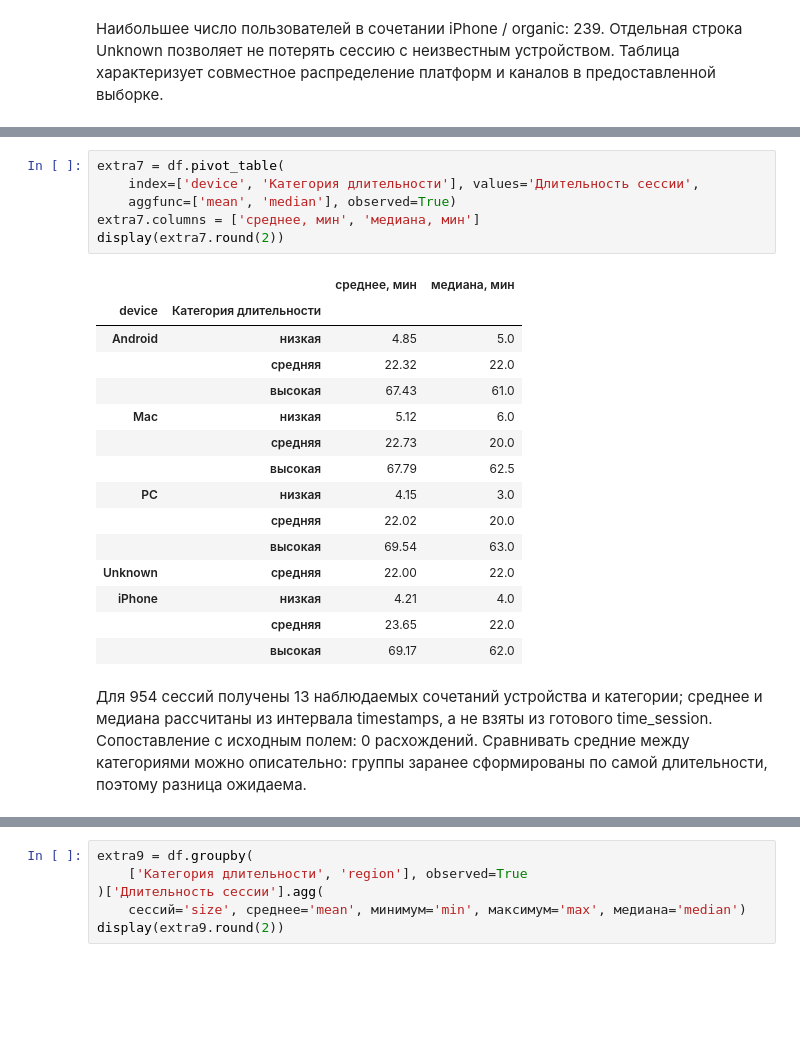
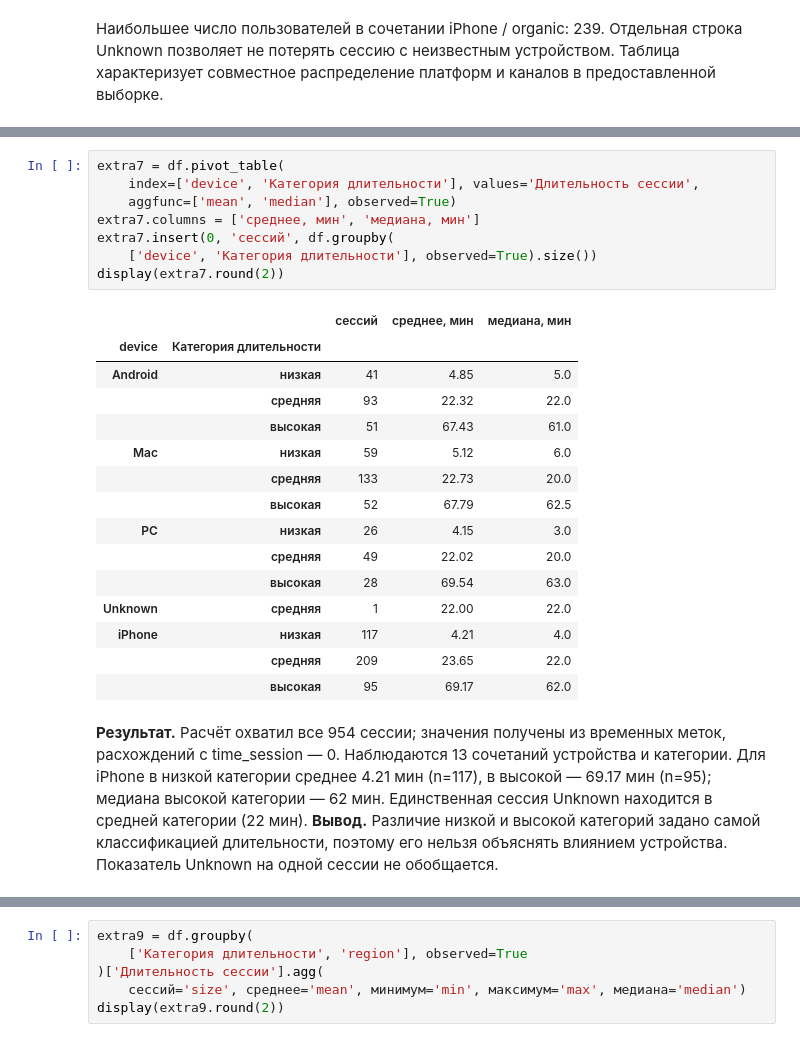
Before and after one commit to R3LCH/guap-data-analysis-lab1, a Jupyter notebook: ЛР1_Горяев_6.ipynb, the cells around one changed output, grey strips where cells are left out. Saved outputs shown, nothing was run; the diff lists cells and outputs as text; blank space fills up the shorter version.

```diff
--- a/ЛР1_Горяев_6.ipynb
+++ b/ЛР1_Горяев_6.ipynb
@@ -543,26 +567,28 @@ display(df[['session_start', 'session_end', 'time_session',
 # %%
 extra7 = df.pivot_table(
     index=['device', 'Категория длительности'], values='Длительность сессии',
     aggfunc=['mean', 'median'], observed=True)
 extra7.columns = ['среднее, мин', 'медиана, мин']
+extra7.insert(0, 'сессий', df.groupby(
+    ['device', 'Категория длительности'], observed=True).size())
 display(extra7.round(2))
 # %% [output]
-|  |  | среднее, мин | медиана, мин |
-| device | Категория длительности |  |  |
-| Android | низкая | 4.85 | 5.0 |
-|  | средняя | 22.32 | 22.0 |
-|  | высокая | 67.43 | 61.0 |
-| Mac | низкая | 5.12 | 6.0 |
-|  | средняя | 22.73 | 20.0 |
-|  | высокая | 67.79 | 62.5 |
-| PC | низкая | 4.15 | 3.0 |
-|  | средняя | 22.02 | 20.0 |
-|  | высокая | 69.54 | 63.0 |
-| Unknown | средняя | 22.00 | 22.0 |
-| iPhone | низкая | 4.21 | 4.0 |
-|  | средняя | 23.65 | 22.0 |
-|  | высокая | 69.17 | 62.0 |
+|  |  | сессий | среднее, мин | медиана, мин |
+| device | Категория длительности |  |  |  |
+| Android | низкая | 41 | 4.85 | 5.0 |
+|  | средняя | 93 | 22.32 | 22.0 |
+|  | высокая | 51 | 67.43 | 61.0 |
+| Mac | низкая | 59 | 5.12 | 6.0 |
+|  | средняя | 133 | 22.73 | 20.0 |
+|  | высокая | 52 | 67.79 | 62.5 |
+| PC | низкая | 26 | 4.15 | 3.0 |
+|  | средняя | 49 | 22.02 | 20.0 |
+|  | высокая | 28 | 69.54 | 63.0 |
+| Unknown | средняя | 1 | 22.00 | 22.0 |
+| iPhone | низкая | 117 | 4.21 | 4.0 |
+|  | средняя | 209 | 23.65 | 22.0 |
+|  | высокая | 95 | 69.17 | 62.0 |
 # %% [markdown]
-Для 954 сессий получены 13 наблюдаемых сочетаний устройства и категории; среднее и медиана рассчитаны из интервала timestamps, а не взяты из готового time_session. Сопоставление с исходным полем: 0 расхождений. Сравнивать средние между категориями можно описательно: группы заранее сформированы по самой длительности, поэтому разница ожидаема.
+**Результат.** Расчёт охватил все 954 сессии; значения получены из временных меток, расхождений с time_session — 0. Наблюдаются 13 сочетаний устройства и категории. Для iPhone в низкой категории среднее 4.21 мин (n=117), в высокой — 69.17 мин (n=95); медиана высокой категории — 62 мин. Единственная сессия Unknown находится в средней категории (22 мин). **Вывод.** Различие низкой и высокой категорий задано самой классификацией длительности, поэтому его нельзя объяснять влиянием устройства. Показатель Unknown на одной сессии не обобщается.
 # %% [markdown]
 #### Дополнительное задание № 9
```
Also changed, not shown: parts of 23 cells of this notebook, 3 other files.
